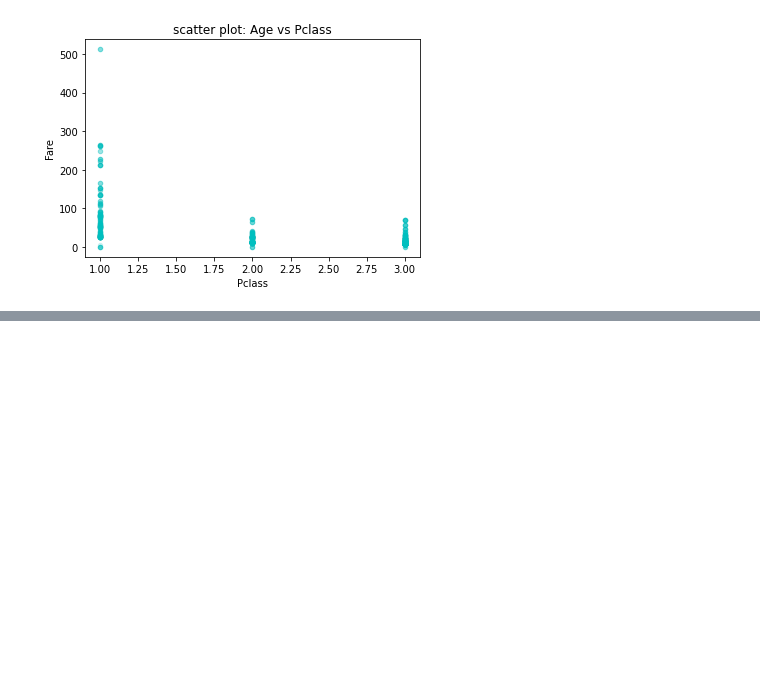
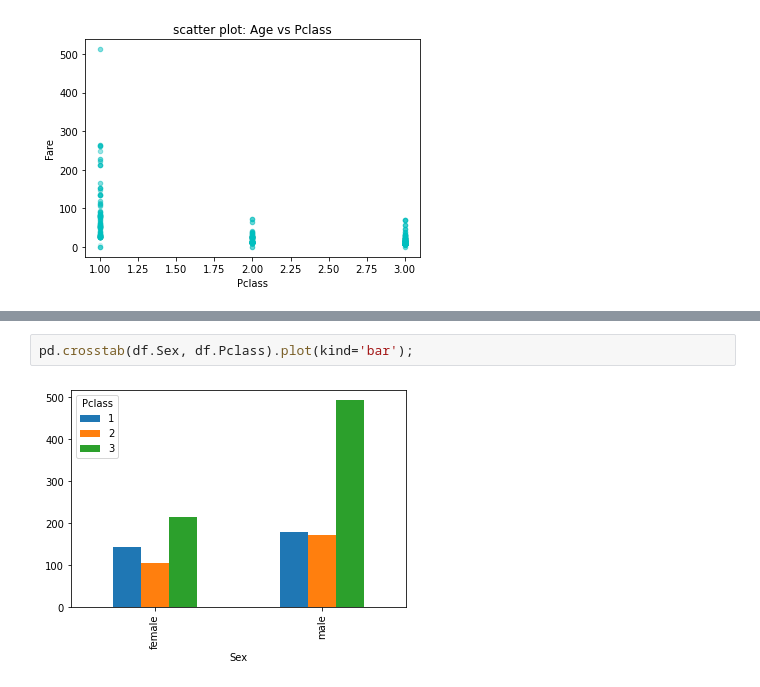
Before and after one commit to datenleben/Titanic-Data-Analysis, a Jupyter notebook: Titanic_Data_Analysis.ipynb, the cells around one changed output, grey strips where cells are left out. Cells and saved outputs as stored; diff of their text form; blank space fills up the shorter version.

```diff
--- a/Titanic_Data_Analysis.ipynb
+++ b/Titanic_Data_Analysis.ipynb
@@ -321,0 +405,4 @@ df.plot.scatter(x='Pclass', y='Fare', color='c', title ='scatter plot: Age vs Pc
+# %%
+pd.crosstab(df.Sex, df.Pclass).plot(kind='bar');
+# %% [output]
+[figure, added]
```
Also changed, not shown: parts of 40 cells of this notebook.
